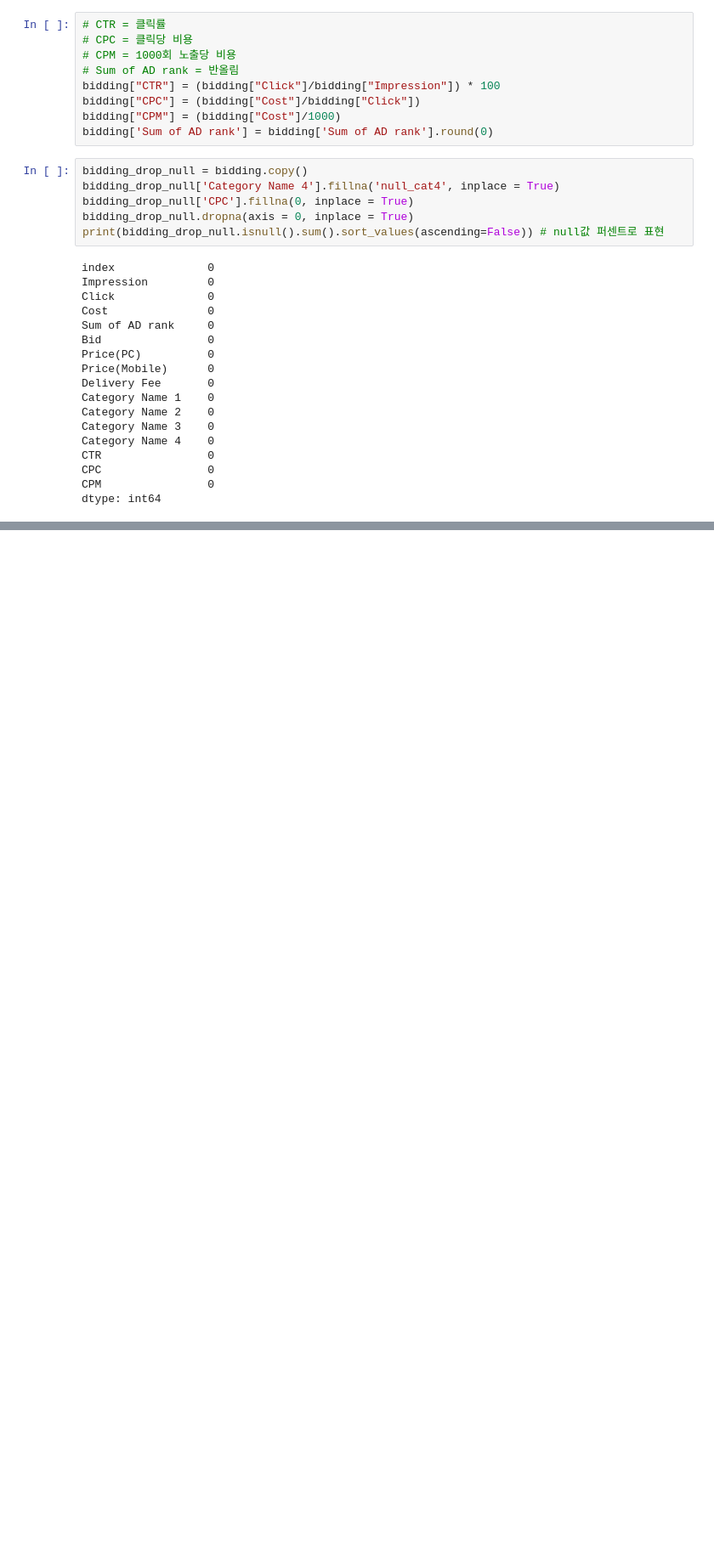
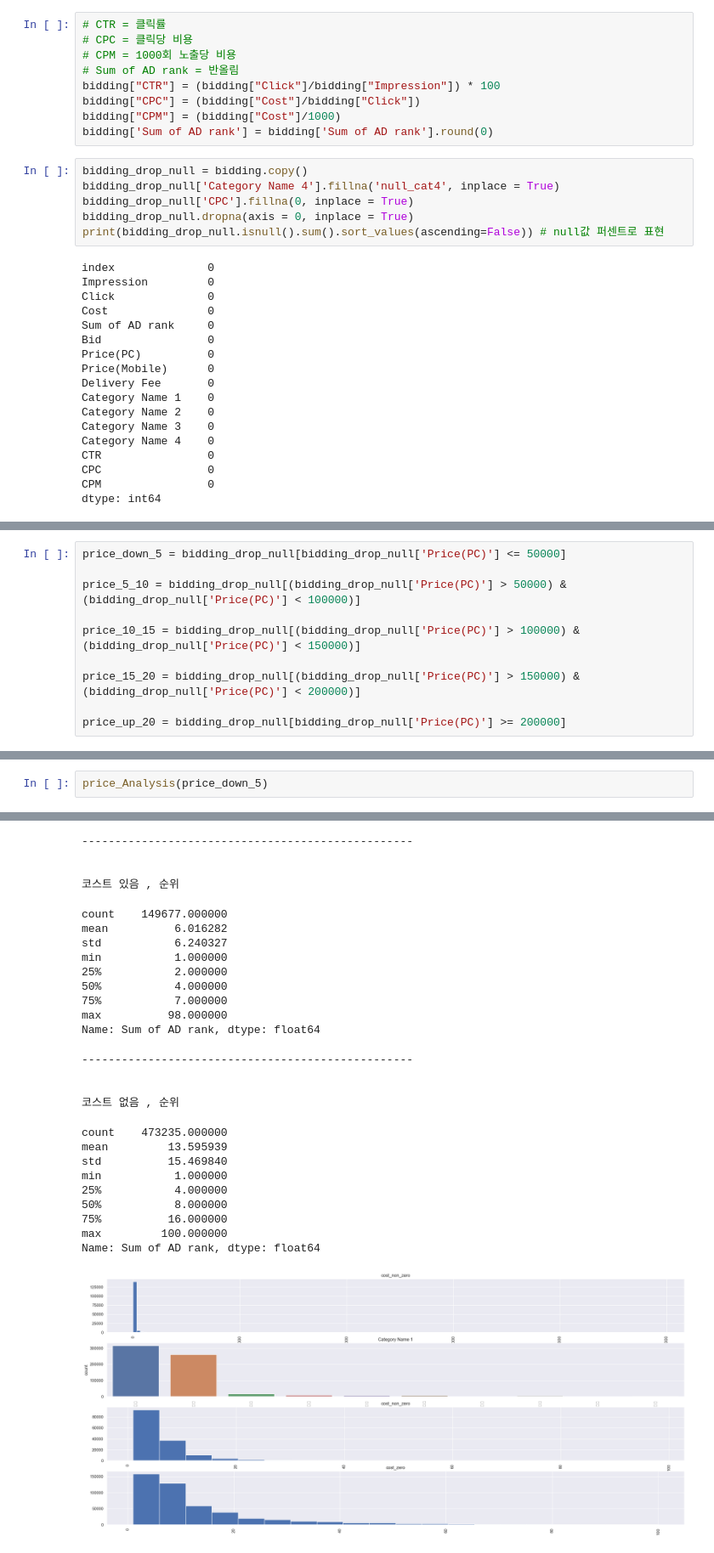
Before and after one commit to jaeseung11/A1_performance_factory_Aveners, a Jupyter notebook: sbk/bidding_data.ipynb, the cells around one changed output, grey strips where cells are left out. Shown at 85% size. Drawn from its saved outputs; the diff is of its cells as text; blank space fills up the shorter version.

```diff
--- a/sbk/bidding_data.ipynb
+++ b/sbk/bidding_data.ipynb
@@ -104,0 +132,10 @@ dtype: int64
+# %%
+price_down_5 = bidding_drop_null[bidding_drop_null['Price(PC)'] <= 50000]
+
+price_5_10 = bidding_drop_null[(bidding_drop_null['Price(PC)'] > 50000) & (bidding_drop_null['Price(PC)'] < 100000)]
+
+price_10_15 = bidding_drop_null[(bidding_drop_null['Price(PC)'] > 100000) & (bidding_drop_null['Price(PC)'] < 150000)]
+
+price_15_20 = bidding_drop_null[(bidding_drop_null['Price(PC)'] > 150000) & (bidding_drop_null['Price(PC)'] < 200000)]
+
+price_up_20 = bidding_drop_null[bidding_drop_null['Price(PC)'] >= 200000]
@@ -104,0 +227,3 @@ dtype: int64
+# %%
+price_Analysis(price_down_5)
+# %% [output]
@@ -104,0 +271,27 @@ dtype: int64
+--------------------------------------------------
+
+
+코스트 있음 , 순위
+count    149677.000000
+mean          6.016282
+std           6.240327
+min           1.000000
+25%           2.000000
+50%           4.000000
+75%           7.000000
+max          98.000000
+Name: Sum of AD rank, dtype: float64
+--------------------------------------------------
+
+
+코스트 없음 , 순위
+count    473235.000000
+mean         13.595939
+std          15.469840
+min           1.000000
+25%           4.000000
+50%           8.000000
+75%          16.000000
+max         100.000000
+Name: Sum of AD rank, dtype: float64
+[figure, added]
```
Also changed, not shown: parts of 56 cells of this notebook.
